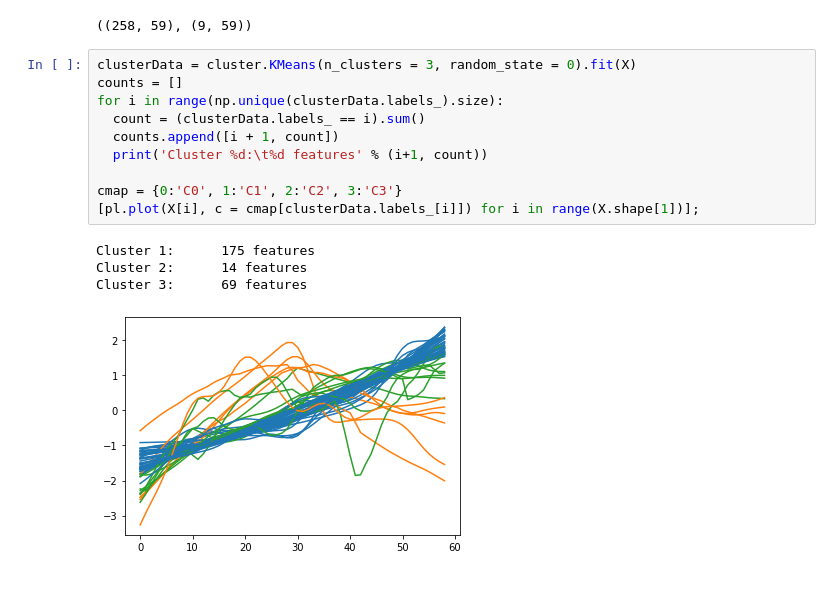
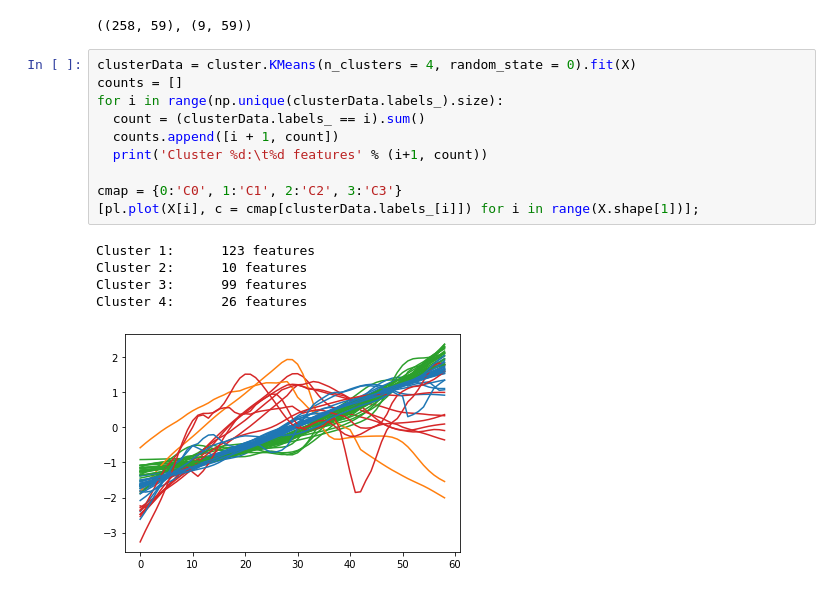
Before and after one commit to DesiPilla/DSPS_dPilla, a Jupyter notebook: HW11/time_series_clustering.ipynb, the cells around one changed output. Drawn from its saved outputs; the diff is of its cells as text.

```diff
--- a/HW11/time_series_clustering.ipynb
+++ b/HW11/time_series_clustering.ipynb
@@ -218,20 +218,21 @@ X.shape, c[0].shape
 # %% [output]
 ((258, 59), (9, 59))
 # %%
-clusterData = cluster.KMeans(n_clusters = 3, random_state = 0).fit(X)
+clusterData = cluster.KMeans(n_clusters = 4, random_state = 0).fit(X)
 counts = []
 for i in range(np.unique(clusterData.labels_).size):
   count = (clusterData.labels_ == i).sum()
   counts.append([i + 1, count])
   print('Cluster %d:\t%d features' % (i+1, count))
 
 cmap = {0:'C0', 1:'C1', 2:'C2', 3:'C3'}
 [pl.plot(X[i], c = cmap[clusterData.labels_[i]]) for i in range(X.shape[1])];
 # %% [output]
-Cluster 1:      175 features
-Cluster 2:      14 features
-Cluster 3:      69 features
+Cluster 1:      123 features
+Cluster 2:      10 features
+Cluster 3:      99 features
+Cluster 4:      26 features
-[figure, old version]
+[figure, new version]
 # %%
 for i in range(len(clusterData.cluster_centers_)):
   for j in range(len(clusterData.labels_)):
```
Also changed, not shown: parts of 4 cells of this notebook.
